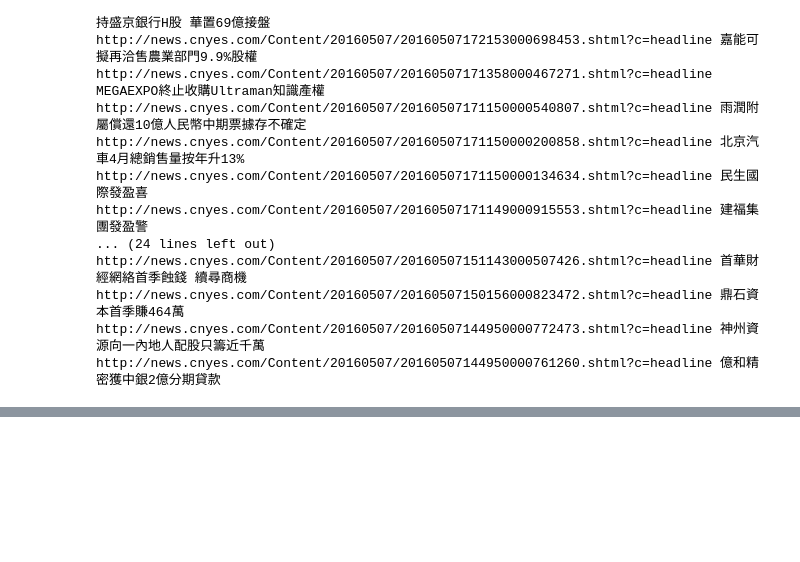
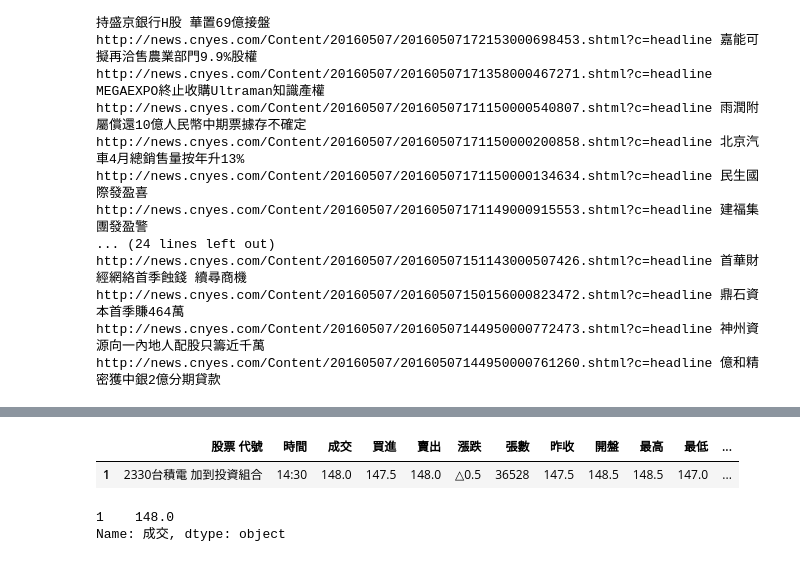
Before and after one commit to ywchiu/pyfinance, a Jupyter notebook: 20160508Demo.ipynb, the cells around one changed output, grey strips where cells are left out. Saved outputs shown, nothing was run; the diff lists cells and outputs as text; code cells hidden in the pictures; blank space fills up the shorter version.

```diff
--- a/20160508Demo.ipynb
+++ b/20160508Demo.ipynb
@@ -410,0 +478,13 @@ http://news.cnyes.com/Content/20160507/20160507144950000761260.shtml?c=headline
+# %%
+import requests
+from bs4 import BeautifulSoup
+res = requests.get('https://tw.stock.yahoo.com/q/q?s=2330')
+soup = BeautifulSoup(res.text)
+tb = soup.select('table + table table')[0]
+#print tb
+# %%
+import pandas as pd
+print type(tb)
+print type(tb.prettify('utf-8'))
+dfs = pd.read_html(tb.prettify('utf-8'), encoding = 'utf-8')
+dfs[0]
@@ -410,0 +498,15 @@ http://news.cnyes.com/Content/20160507/20160507144950000761260.shtml?c=headline
+# %%
+stockdf = dfs[0]
+stockdf.columns =  stockdf.iloc[0] # 把第0列當成是欄位名稱
+# %%
+#stockdf
+stockdf = stockdf.drop([0,2])
+stockdf
+# %% [output]
+|  | 股票 代號 | 時間 | 成交 | 買進 | 賣出 | 漲跌 | 張數 | 昨收 | 開盤 | 最高 | 最低 | ... |
+| 1 | 2330台積電 加到投資組合 | 14:30 | 148.0 | 147.5 | 148.0 | △0.5 | 36528 | 147.5 | 148.5 | 148.5 | 147.0 | ... |
+# %%
+stockdf[u'成交']
+# %% [output]
+1    148.0
+Name: 成交, dtype: object
```
Also changed, not shown: parts of 5 cells of this notebook.
